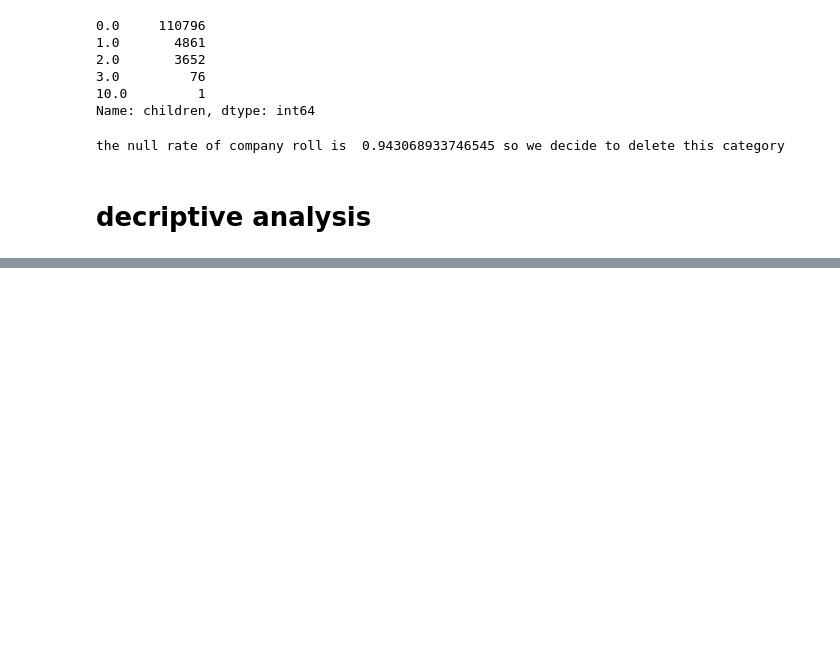
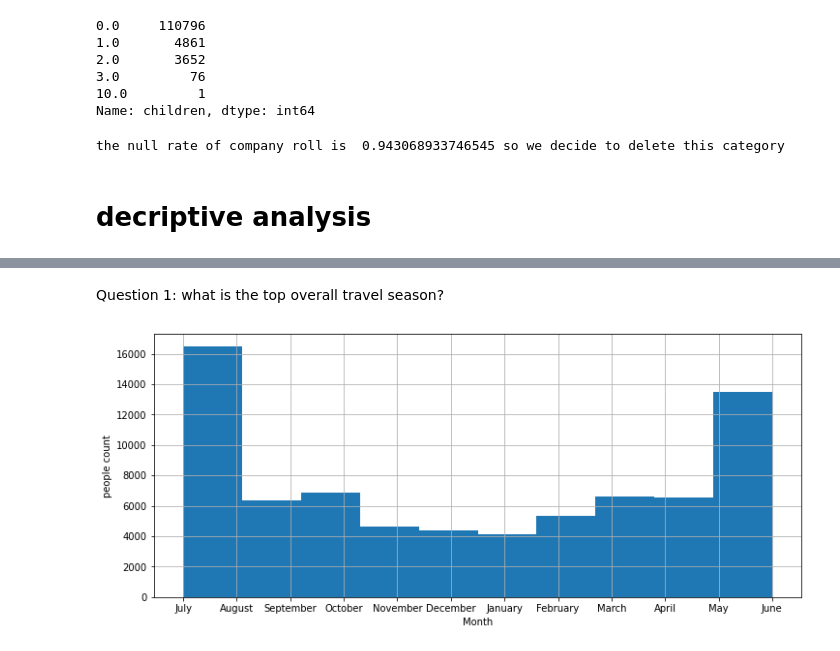
Before and after one commit to sun89314/527-project, a Jupyter notebook: 527.ipynb, the cells around one changed output, grey strips where cells are left out. Drawn from its saved outputs; the diff is of its cells as text; code cells hidden in the pictures; blank space fills up the shorter version.

```diff
--- a/527.ipynb
+++ b/527.ipynb
@@ -25,2 +30,2 @@ import eli5 # Feature importance evaluation
 # %%
-df = pd.read_csv('hotel_bookings.csv')
+df = pd.read_csv('/content/drive/MyDrive/527/hotel_bookings.csv')
@@ -98,3 +103,7 @@ noAdults = df.loc[df["adults"]==0].index
 df.drop(df.index[noAdults], inplace=True)
 # %% [markdown]
 # decriptive analysis
+# %%
+#we want to know the information of the guest that actually visited
+visited = df.loc[df['is_canceled'] == 0]
+visited.shape
@@ -100,0 +127,10 @@ df.drop(df.index[noAdults], inplace=True)
+# %% [markdown]
+Question 1: what is the top overall travel season?
+# %%
+fig = plt.figure(figsize=(12, 5))
+visited['arrival_date_month'].hist()
+plt.xlabel('Month')
+plt.ylabel('people count')
+plt.show()
+# %% [output]
+[figure, added]
```
Also changed, not shown: parts of 18 cells of this notebook.
